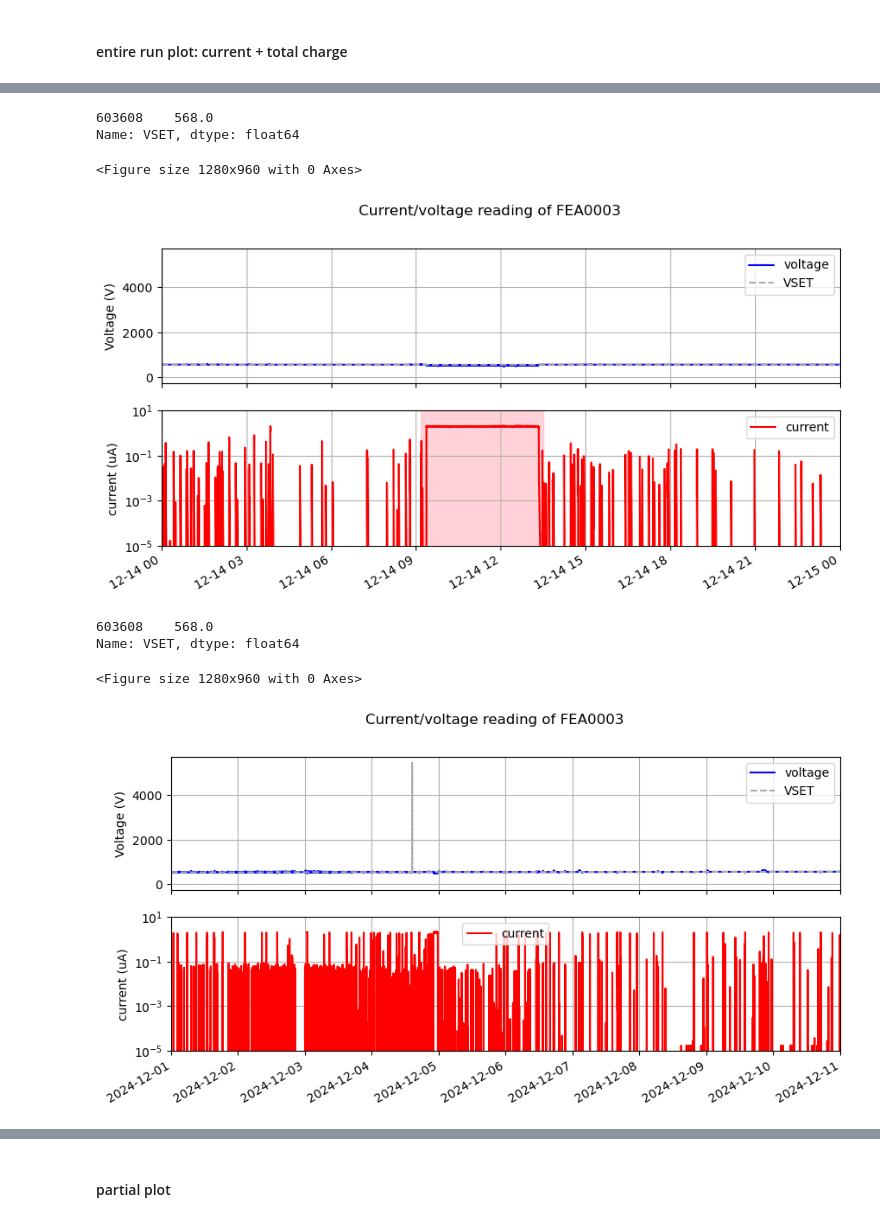
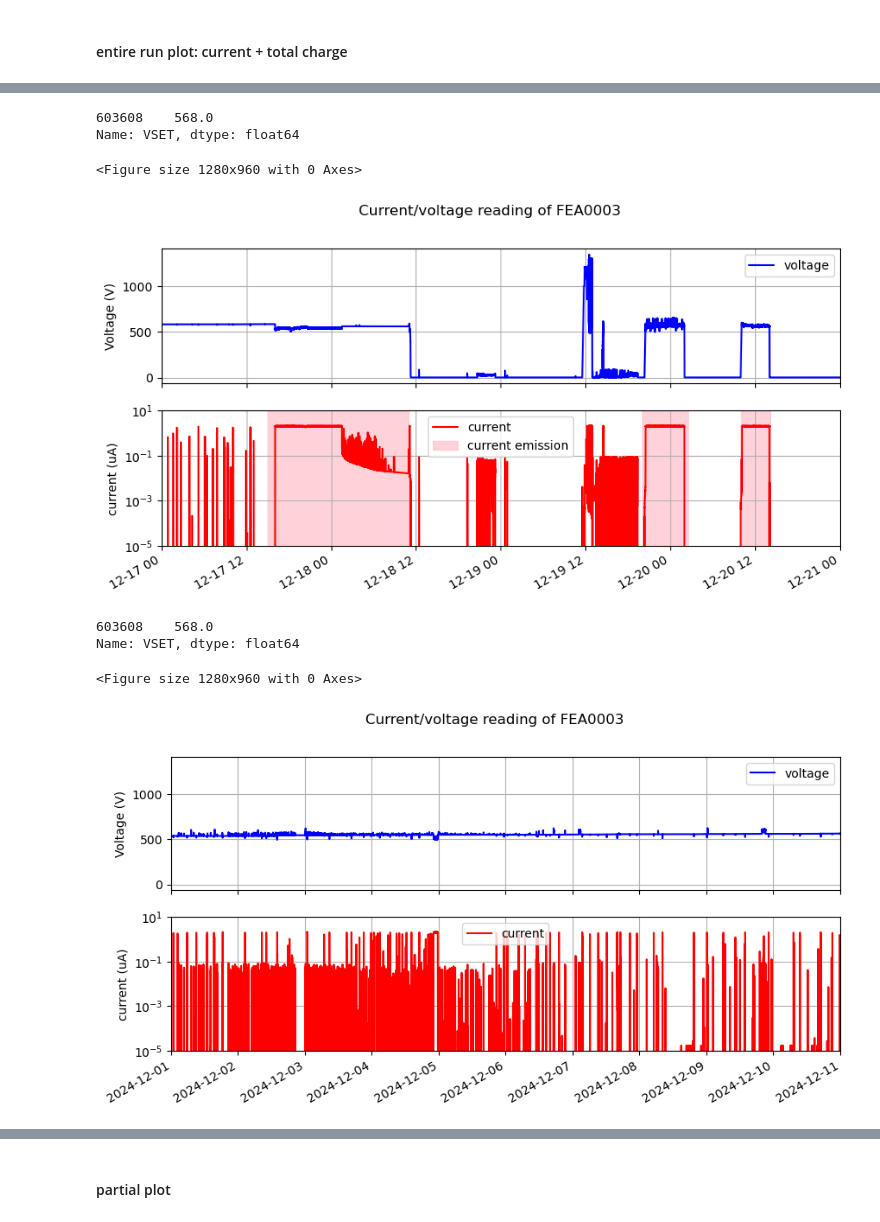
Before and after one commit to Kyatn/FEA-analysis, a Jupyter notebook: 241227_4FEA_LXe.ipynb, the cells around one changed output, grey strips where cells are left out. Drawn from its saved outputs; the diff is of its cells as text; code cells hidden in the pictures.

```diff
--- a/caen_plotting_csv.ipynb
+++ b/241227_4FEA_LXe.ipynb
@@ -626,26 +0,0 @@ current used to baseline correction is -1.4544175484561645e-21
-# %%
-plt.figure(dpi=200)
-fig, (ax1, ax2) = plt.subplots(2,1, sharex='col')
-
-date_caen1 = []
-df = new_df_F0008
-
-for date in df.timestamp.tolist():
-    date_caen1.append(datetime.strptime(date, '%y/%m/%d-%H:%M:%S'))
-
-ax1.plot(date_caen1, df.VMON.tolist(),'-',color='blue',  label= 'voltage', markersize=1)
-ax2.plot(date_caen1, df.IMON.tolist(),'.',color='red', label='current', markersize=1)
-
-fig.suptitle(f"Current/voltage reading of {df.FEA[0]}")
-ax1.set_ylabel('Voltage (V)')
-ax2.set_ylabel('current (uA)')
-#ax1.set_yscale('log')
-ax2.set_yscale('log')
-#ax1.set_ylim(300)
-ax2.set_ylim([1e-5, 10])
-ax1.grid()
-ax2.grid()
-ax1.legend()
-ax2.legend()
-
-plt.gcf().autofmt_xdate()
@@ -1036,7 +397,7 @@ for d in df.timestamp.tolist():
 
 ax1.plot(datetime_list, df['VMON'].tolist(),'-',color='blue',  label= 'voltage', markersize=1)
 ax2.plot(datetime_list, df['IMON'].tolist(),'-',color='red', label='current', markersize=1)
-ax1.plot(datetime_list, df.VSET.tolist(), '--', color='darkgrey', label='VSET')
+#ax1.plot(datetime_list, df.VSET.tolist(), '--', color='darkgrey', label='VSET')
 
 print(df.VSET.loc[df['timestamp'] == '24/12/14-09:10:11'])
 
@@ -1047,7 +408,7 @@ ax2.axvspan(datetime.strptime(ts1, '%y/%m/%d-%H:%M:%S'), datetime.strptime(te1,
 
 ts2 = '24/12/19-20:00:11'
 te2 = '24/12/20-02:30:21'
-#ax2.axvspan(datetime.strptime(ts2, '%y/%m/%d-%H:%M:%S'), datetime.strptime(te2, '%y/%m/%d-%H:%M:%S'), alpha=0.7, color='pink', label = 'current emission')
+ax2.axvspan(datetime.strptime(ts2, '%y/%m/%d-%H:%M:%S'), datetime.strptime(te2, '%y/%m/%d-%H:%M:%S'), alpha=0.7, color='pink', label = 'current emission')
 
 ts3 = '24/12/17-15:00:11'
 te3 = '24/12/18-11:00:21'
@@ -1060,36 +421,36 @@ ax2.axvspan(datetime.strptime(ts4, '%y/%m/%d-%H:%M:%S'), datetime.strptime(te4,
 ts5 = '24/12/13-01:30:11'
 te5 = '24/12/13-02:05:21'
 ax2.axvspan(datetime.strptime(ts5, '%y/%m/%d-%H:%M:%S'), datetime.strptime(te5, '%y/%m/%d-%H:%M:%S'), alpha=0.7, color='pink')
 
 ts7 = '24/12/20-10:00:11'
 te7 = '24/12/20-14:10:21'
 ax2.axvspan(datetime.strptime(ts7, '%y/%m/%d-%H:%M:%S'), datetime.strptime(te7, '%y/%m/%d-%H:%M:%S'), alpha=0.7, color='pink')
 
 
 fig.suptitle(f"Current/voltage reading of {FEA_name}")
 ax1.set_ylabel('Voltage (V)')
 ax2.set_ylabel('current (uA)')
 #ax1.set_yscale('log')
 ax2.set_yscale('log')
-#ax1.set_ylim(300)
+#ax1.set_ylim(2000)
 ax2.set_ylim([1e-5, 10])
 
-ax1.set_xlim([date(2024,12,14), date(2024,12,15)])
+ax1.set_xlim([date(2024,12,17), date(2024,12,21)])
 
 ax1.grid()
 ax2.grid()
 ax1.legend()
 ax2.legend()
 
 plt.gcf().autofmt_xdate()
 
 #plt.savefig("FEA0003_CVplot_Cpeak", format='jpg')
 plt.show()
 # %% [output]
 603608    568.0
 Name: VSET, dtype: float64
 <Figure size 1280x960 with 0 Axes>
-[figure, old version]
+[figure, new version]
 # %%
 # plot of the entire run
 
@@ -1108,7 +469,7 @@ for d in df.timestamp.tolist():
 
 ax1.plot(datetime_list, df['VMON'].tolist(),'-',color='blue',  label= 'voltage', markersize=1)
 ax2.plot(datetime_list, df['IMON'].tolist(),'-',color='red', label='current', markersize=1)
-ax1.plot(datetime_list, df.VSET.tolist(), '--', color='darkgrey', label='VSET')
+#ax1.plot(datetime_list, df.VSET.tolist(), '--', color='darkgrey', label='VSET')
 
 print(df.VSET.loc[df['timestamp'] == '24/12/14-09:10:11'])
 
@@ -1161,4 +522,4 @@ plt.show()
 603608    568.0
 Name: VSET, dtype: float64
 <Figure size 1280x960 with 0 Axes>
-[figure, old version]
+[figure, new version]
```
Also changed, not shown: parts of 41 cells of this notebook, 3 other files.
